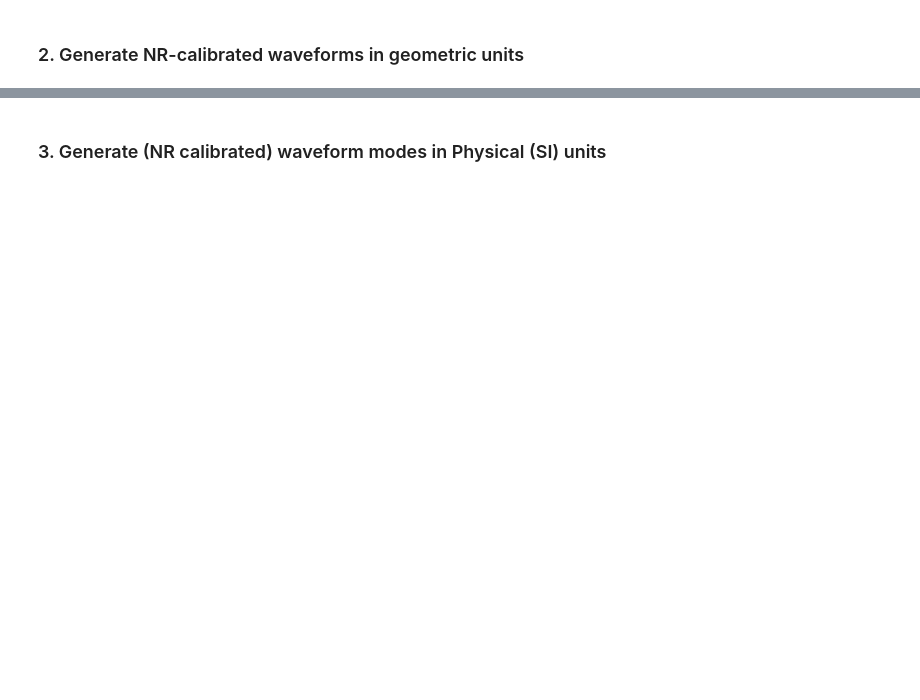
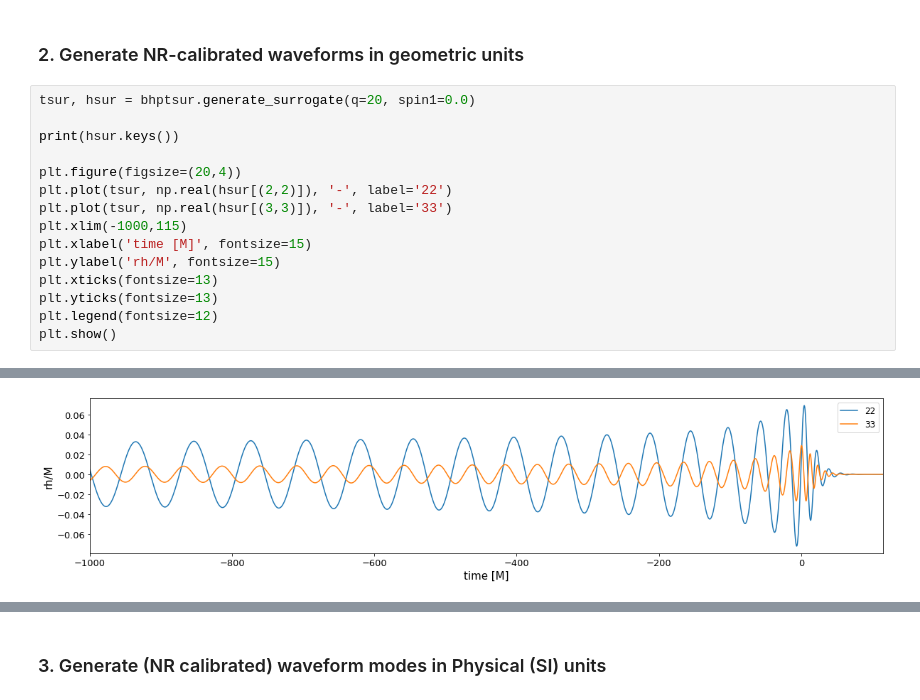
Before and after one commit to BlackHolePerturbationToolkit/BHPTNRSurrogate, a Jupyter notebook: tutorials/BHPTNRSur2dq1e3/BHPTNRSur2dq1e3_notebook.ipynb, the cells around one changed output, grey strips where cells are left out. Drawn from its saved outputs; the diff is of its cells as text; blank space fills up the shorter version.

```diff
--- a/tutorials/BHPTNRSur2dq1e3/BHPTNRSur2dq1e3_notebook.ipynb
+++ b/tutorials/BHPTNRSur2dq1e3/BHPTNRSur2dq1e3_notebook.ipynb
@@ -74,2 +65,18 @@ dict_keys([(2, 2), (2, 1), (3, 1), (3, 2), (3, 3), (4, 2), (4, 3), (4, 4)])
 # %% [markdown]
 ### 2. Generate NR-calibrated waveforms in geometric units
+# %%
+tsur, hsur = bhptsur.generate_surrogate(q=20, spin1=0.0)
+
+print(hsur.keys())
+
+plt.figure(figsize=(20,4))
+plt.plot(tsur, np.real(hsur[(2,2)]), '-', label='22')
+plt.plot(tsur, np.real(hsur[(3,3)]), '-', label='33')
+plt.xlim(-1000,115)
+plt.xlabel('time [M]', fontsize=15)
+plt.ylabel('rh/M', fontsize=15)
+plt.xticks(fontsize=13)
+plt.yticks(fontsize=13)
+plt.legend(fontsize=12)
+plt.show()
+# %% [output]
@@ -76 +85,2 @@ dict_keys([(2, 2), (2, 1), (3, 1), (3, 2), (3, 3), (4, 2), (4, 3), (4, 4)])
+[figure, added]
 # %%
```
Also changed, not shown: parts of 14 cells of this notebook, 7 other files.
